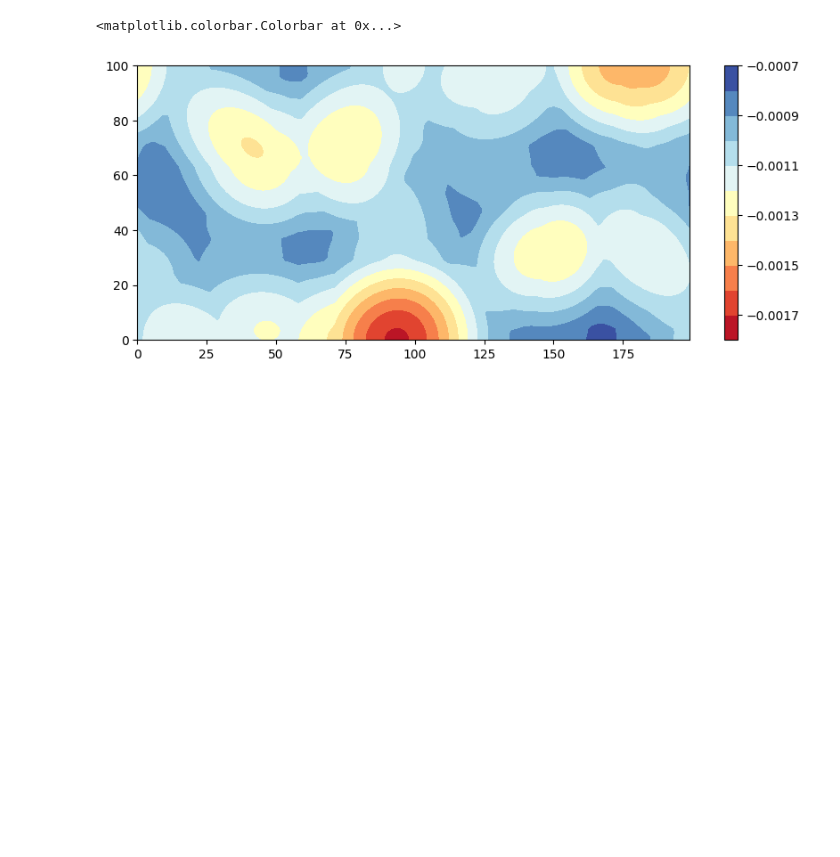
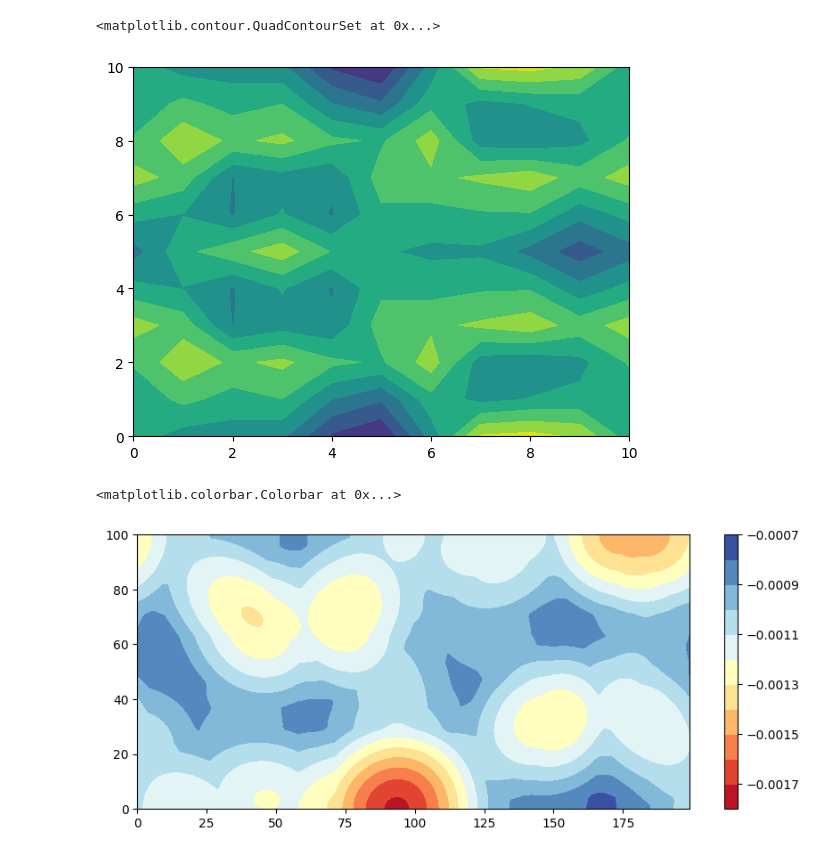
Before and after one commit to santoshkumarradha/spin-model-perovskite, a Jupyter notebook: notebooks/U-potential.ipynb, the cells around one changed output. Saved outputs shown, nothing was run; the diff lists cells and outputs as text; code cells hidden in the pictures; blank space fills up the shorter version.

```diff
--- a/notebooks/U-potential.ipynb
+++ b/notebooks/U-potential.ipynb
@@ -6,3 +50,19 @@ plt.style.use('default')
+# %%
+def create_spehircal_mesh_points(n):
+    t=np.linspace(0,np.rad2deg(2*np.pi),n)
+    p=np.linspace(0,np.rad2deg(2*np.pi),n)
+    return t,p
+
+nk=11
+t,p=create_spehircal_mesh_points(nk)
+# %%
+# get_mean_distance_angle(theta=i,phi=j)
+angles_distance=np.array([get_mean_distance_angle(theta=i,phi=j) for i in t for j in p]).reshape(nk,nk)
+# %%
+plt.contourf(angles_distance.T)
+# %% [output]
+<matplotlib.contour.QuadContourSet at 0x...>
+[figure, added]
 # %%
 
 angles_dist=pickle.load(open("../data/angles_nn_distance.pickle", "rb"))
```
Also changed, not shown: parts of 1 cell of this notebook, 8 other files.
